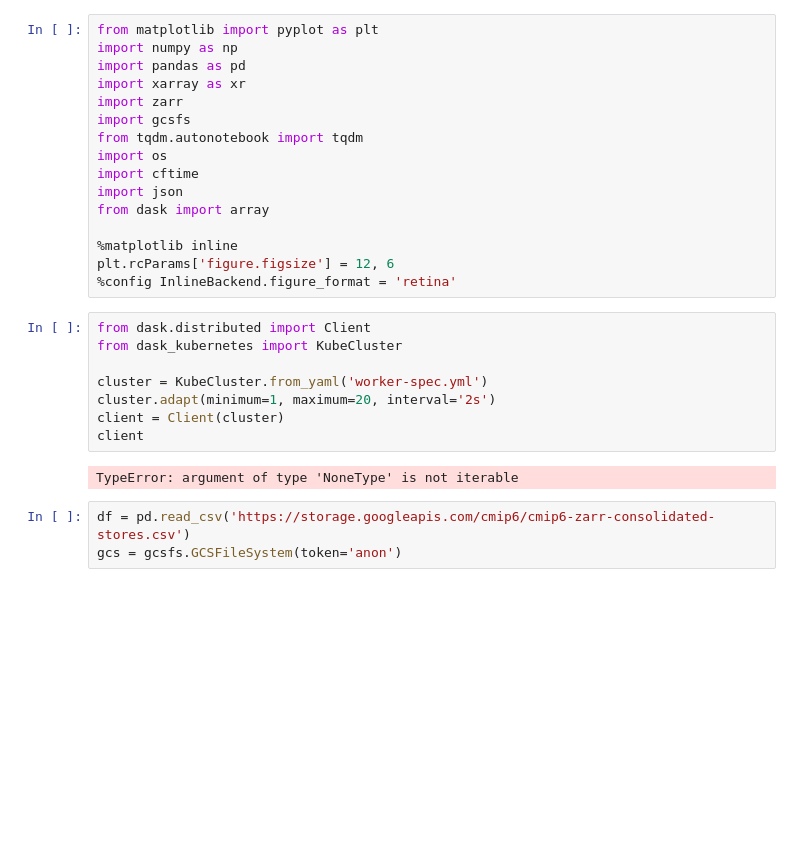
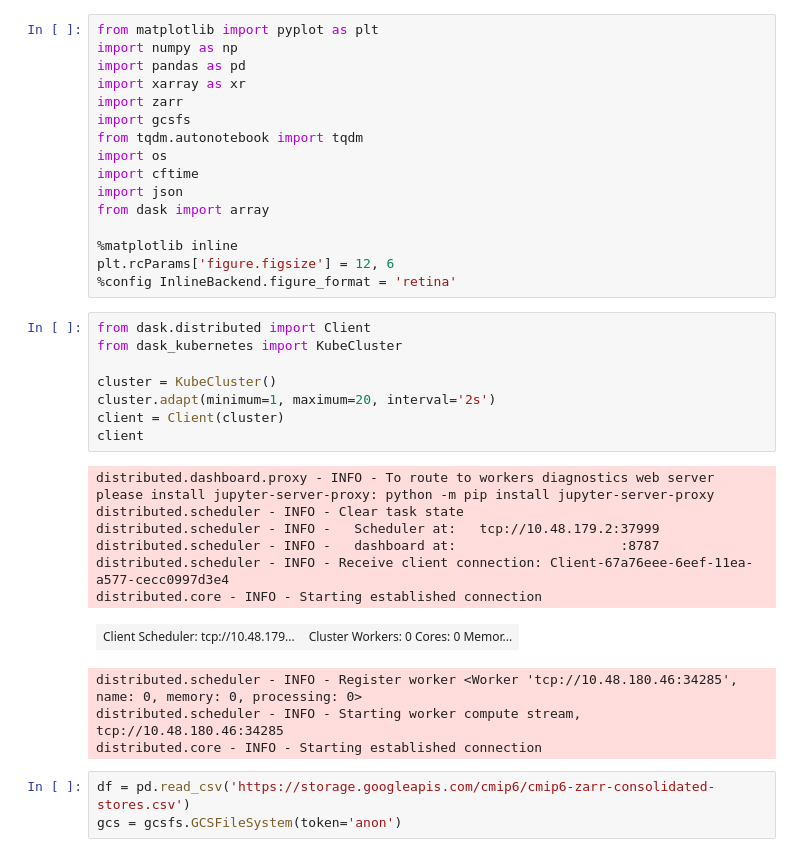
Before and after one commit to galenphall/pangeo_tests, a Jupyter notebook: pangeo-load.ipynb, the cells around one changed output. Saved outputs shown, nothing was run; the diff lists cells and outputs as text; blank space fills up the shorter version.

```diff
--- a/pangeo-load.ipynb
+++ b/pangeo-load.ipynb
@@ -17,13 +17,22 @@ plt.rcParams['figure.figsize'] = 12, 6
 # %%
 from dask.distributed import Client
 from dask_kubernetes import KubeCluster
 
-cluster = KubeCluster.from_yaml('worker-spec.yml')
+cluster = KubeCluster()
 cluster.adapt(minimum=1, maximum=20, interval='2s')
 client = Client(cluster)
 client
 # %% [output]
-TypeError: argument of type 'NoneType' is not iterable
+distributed.dashboard.proxy - INFO - To route to workers diagnostics web server please install jupyter-server-proxy: python -m pip install jupyter-server-proxy
+distributed.scheduler - INFO - Clear task state
+distributed.scheduler - INFO -   Scheduler at:   tcp://10.48.179.2:37999
+distributed.scheduler - INFO -   dashboard at:                     :8787
+distributed.scheduler - INFO - Receive client connection: Client-67a76eee-6eef-11ea-a577-cecc0997d3e4
+distributed.core - INFO - Starting established connection
+| Client Scheduler: tcp://10.48.179... | Cluster Workers: 0 Cores: 0 Memor... |
+distributed.scheduler - INFO - Register worker <Worker 'tcp://10.48.180.46:34285', name: 0, memory: 0, processing: 0>
+distributed.scheduler - INFO - Starting worker compute stream, tcp://10.48.180.46:34285
+distributed.core - INFO - Starting established connection
 # %%
 df = pd.read_csv('https://storage.googleapis.com/cmip6/cmip6-zarr-consolidated-stores.csv')
 gcs = gcsfs.GCSFileSystem(token='anon')
```
Also changed, not shown: parts of 2 cells of this notebook, 14 other files.
